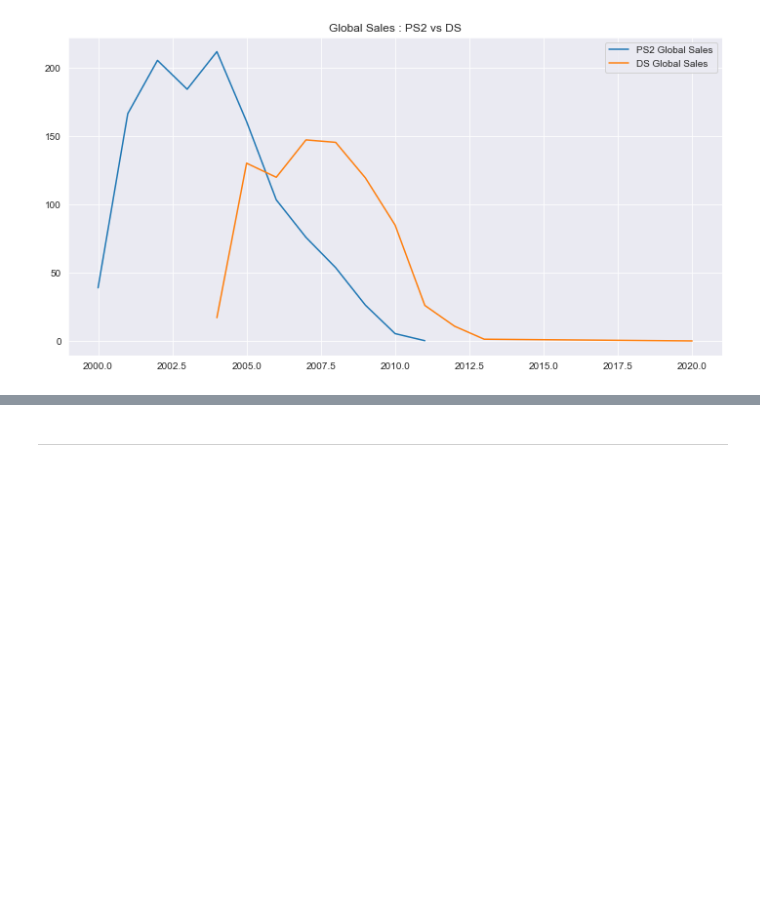
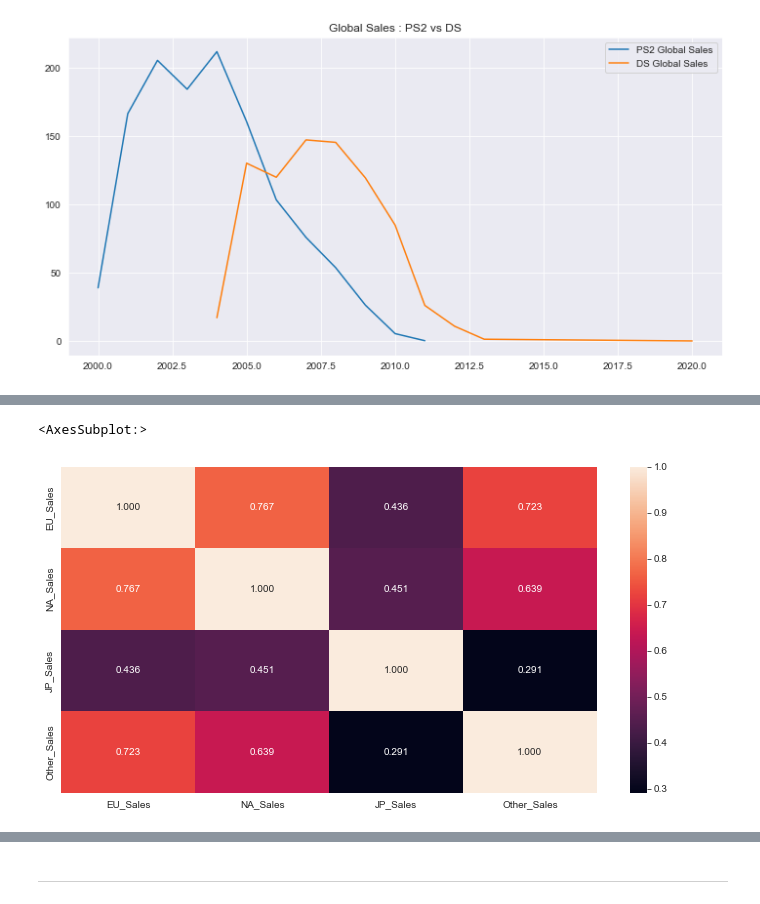
Before and after one commit to daniel-satria/descriptive_precriptive_analysis, a Jupyter notebook: daniel_paques_task.ipynb, the cells around one changed output, grey strips where cells are left out. Drawn from its saved outputs; the diff is of its cells as text; code cells hidden in the pictures; blank space fills up the shorter version.

```diff
--- a/daniel_paques_task.ipynb
+++ b/daniel_paques_task.ipynb
@@ -473,0 +537,8 @@ plt.show()
+# %%
+df_sales = df_clean[['EU_Sales','NA_Sales','JP_Sales','Other_Sales']]
+
+plt.figure(figsize=(12,6))
+sns.heatmap(df_sales.corr(), fmt='.3f', annot=True)
+# %% [output]
+<AxesSubplot:>
+[figure, added]
```
Also changed, not shown: parts of 15 cells of this notebook.
